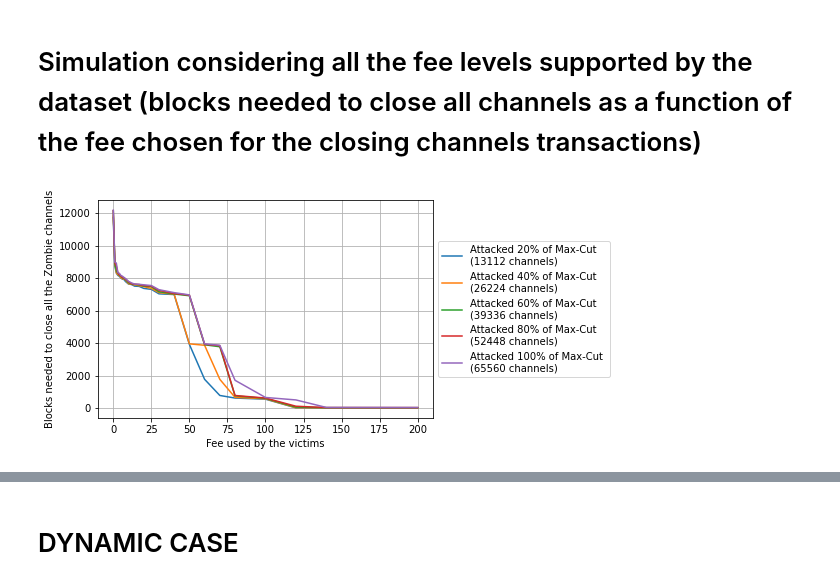
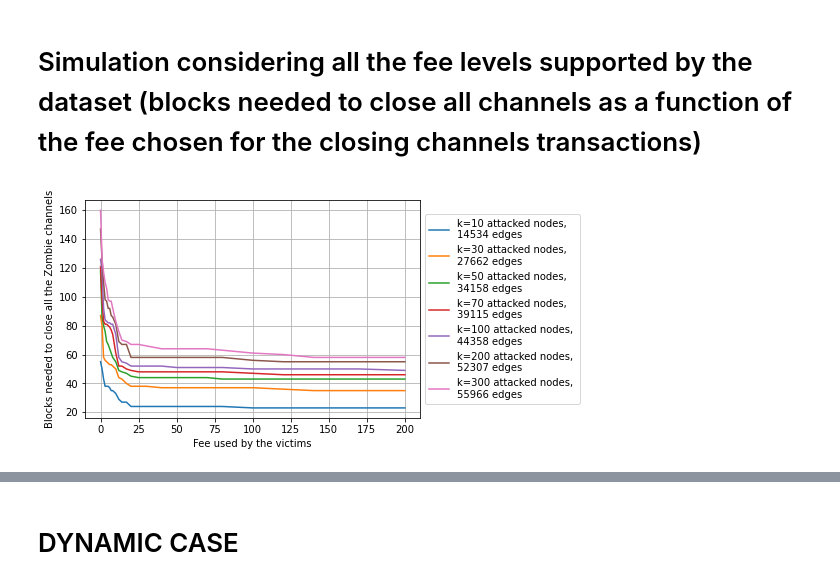
Before and after one commit to CosimoSguanci/Mass-Exit-Attacks-on-LN, a Jupyter notebook: ZombieAttackSimulation.ipynb, the cells around one changed output, grey strips where cells are left out. Saved outputs shown, nothing was run; the diff lists cells and outputs as text; code cells hidden in the pictures.

```diff
--- a/ZombieAttackSimulation.ipynb
+++ b/ZombieAttackSimulation.ipynb
@@ -19,10 +19,16 @@ INITIAL_NUM_ZOMBIE_CHANNELS = 65560 # Edges crossed by the Max-Cut, computed wit
                                     # with data obtained on January, 2022
 LN_CLOSING_CHANNEL_DELAY = 1000 # ~ 1 week
 
+# We read the JSON file containing blocks data (height, number of transactions)
+
+blocks_file = open(f"blocks/blocks.json", mode = 'r')
+blocks_data_content = blocks_file.read()
+blocks_data = json.loads(blocks_data_content)
+
 # We read the file containing mempool historical data
 
-FIRST_BLOCK_HEIGHT = FIRST_BLOCK_NO_CONGESTION
-MEMPOOL_DIR = MEMPOOL_DIR_NO_CONGESTION
+FIRST_BLOCK_HEIGHT = FIRST_BLOCK_HEIGHT_DURING_CONGESTION
+MEMPOOL_DIR = MEMPOOL_DIR_DURING_CONGESTION
 
 i = 1
 mempool_data_json_string = ''
@@ -52,12 +58,6 @@ mempool_data_json_string = f"[{mempool_data_json_string}]"
 # Parsing JSON file
 
 mempool_data = json.loads(mempool_data_json_string)
-
-# Parsing blocks input data taken from a full Bitcoin Node
-
-blocks_file = open(f"blocks/blocks.json", mode = 'r')
-blocks_data_content = blocks_file.read()
-blocks_data = json.loads(blocks_data_content)
 # %% [markdown]
 # Zombie Attack Simulation using mempool historical data
 # %%
@@ -250,29 +258,69 @@ plt.show()
 # Simulation considering all the fee levels supported by the dataset (blocks needed to close all channels as a function of the fee chosen for the closing channels transactions)
 # %%
 fee_ranges = [0, 1, 2, 3, 4, 5, 6, 7, 8, 10, 12, 14, 17, 20, 25, 30, 40, 50, 60, 70, 80, 100, 120, 140, 170, 200]
+
+MAX_CUT_SIZE = 65560
+MAX_CUT_CAPACITY = 217775101121
 
 fig, ax = plt.subplots()
 ax.grid(True)
 labels = []
 
-fractions = np.arange(start=0.2, stop=1.2, step=0.2)
+attacked_fractions_of_max_cut = [
+    {
+        "k" : 10,
+        "capacity" : 95167834853,
+        "edges" : 14534
+    },
+    {
+        "k" : 30,
+        "capacity" : 140362856717,
+        "edges" : 27662
+    },
+    {
+        "k" : 50,
+        "capacity" : 161426265775,
+        "edges" : 34158
+    },
+    {
+        "k" : 70,
+        "capacity" : 174399944656,
+        "edges" : 39115
+    },
+    {
+        "k" : 100,
+        "capacity" : 184660981034,
+        "edges" : 44358
+    },
+    {
+        "k" : 200,
+        "capacity" : 199077962007,
+        "edges" : 52307
+    },
+    {
+        "k" : 300,
+        "capacity" : 204444942240,
+        "edges" : 55966
+    },
+]
 
-for fraction in fractions:
-    zombie_channels = round(fraction * INITIAL_NUM_ZOMBIE_CHANNELS)
+for fraction in attacked_fractions_of_max_cut:
+    k = fraction["k"]
+    capacity = fraction["capacity"]
+    zombie_channels = fraction["edges"]
     needed_blocks = [] # number of blocks needed to close all the zombie channels
 
     i = 0
-    while(i < len(fee_ranges)):
-        #blocks_to_close_all_channels = LN_CLOSING_CHANNEL_DELAY + simulate(mempool_data, blocks_data, FIRST_BLOCK_HEIGHT, i, zombie_channels)
+    while i < len(fee_ranges):
         blocks_to_close_all_channels = simulate(mempool_data, blocks_data, FIRST_BLOCK_HEIGHT, i, zombie_channels)
         needed_blocks.append(blocks_to_close_all_channels)
         i += 1
     plt.plot(fee_ranges, needed_blocks)
-    labels.append(f"Attacked {int(fraction * 100)}% of Max-Cut \n({zombie_channels} channels)")
+    labels.append(f"k={k} attacked nodes, \n{zombie_channels} edges")
 
 plt.xlabel('Fee used by the victims')
 plt.ylabel(f'Blocks needed to close all the Zombie channels')
 plt.legend(labels=labels, loc='center left', bbox_to_anchor=(1, 0.5))
 plt.show()
 # %% [output]
-[figure, old version]
+[figure, new version]
```
Also changed, not shown: parts of 11 cells of this notebook.
